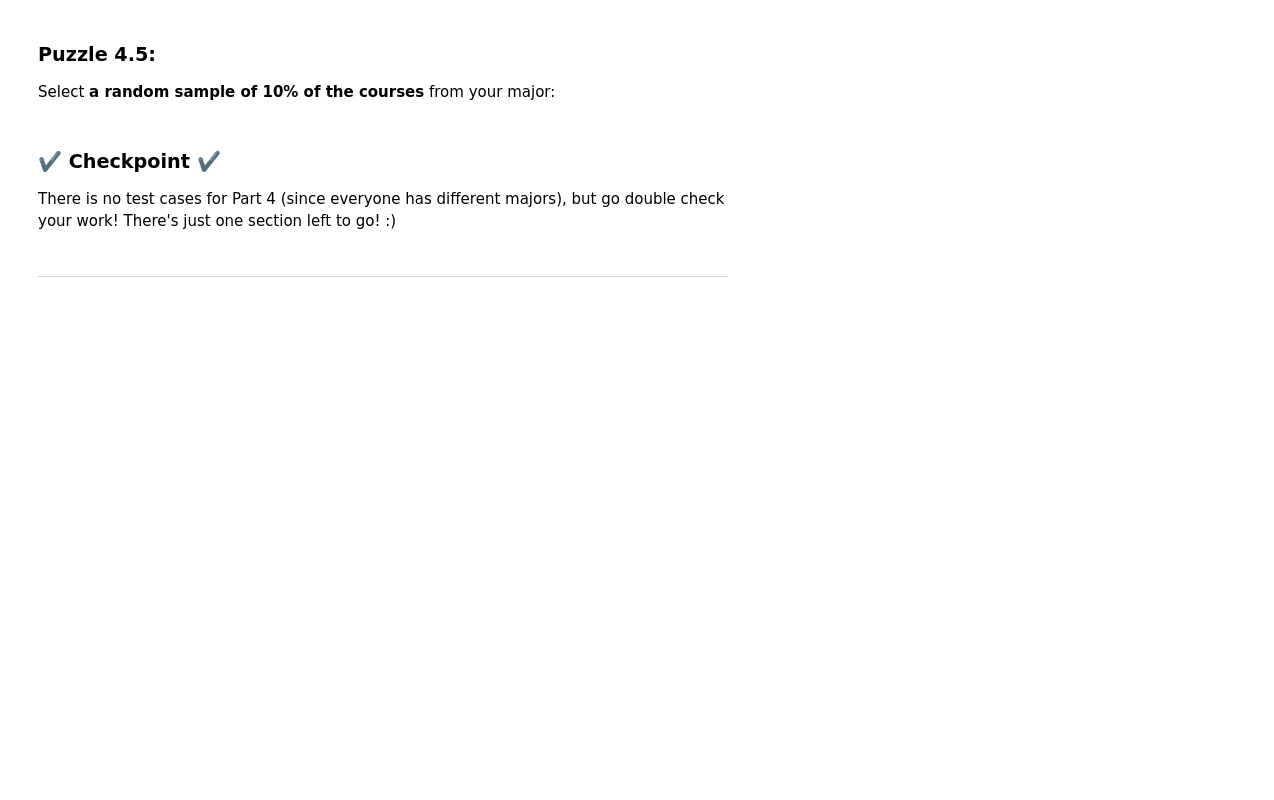
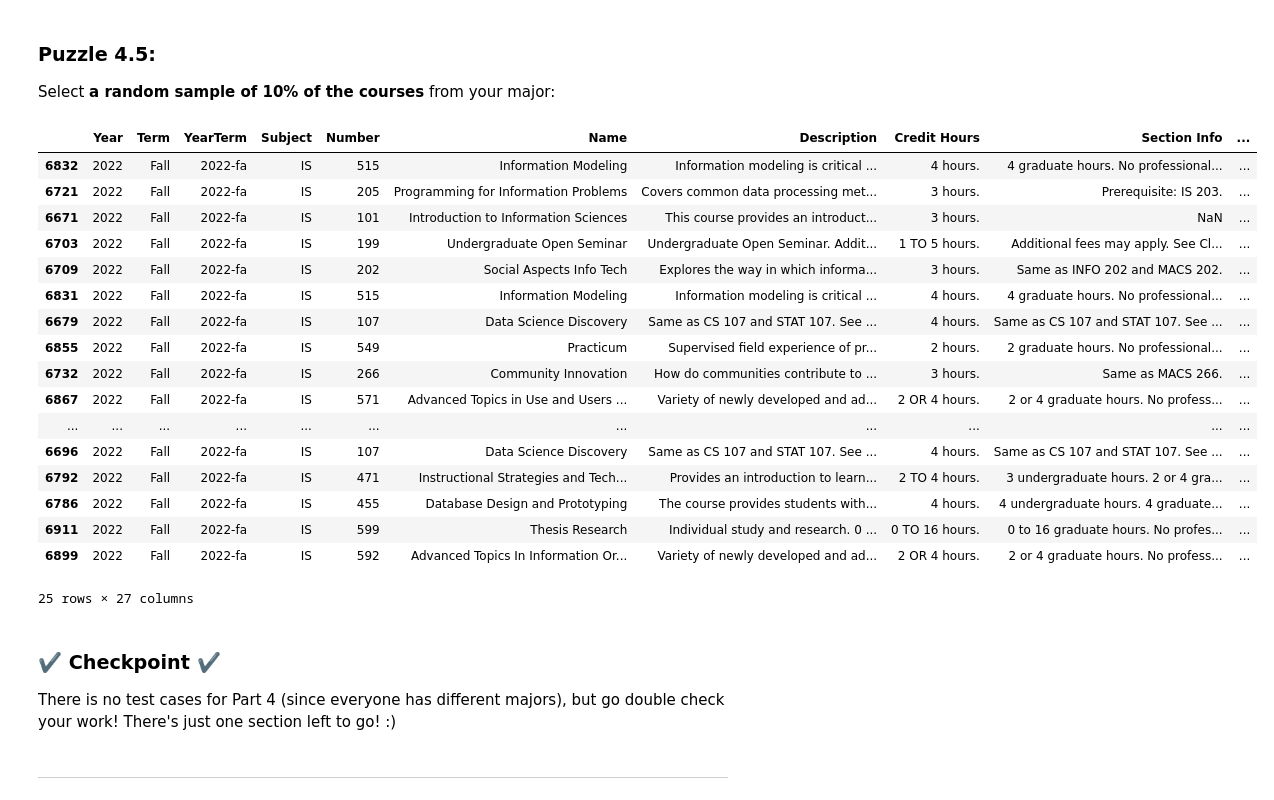
Before and after one commit to kevcer7/stat107-illinois-, a Jupyter notebook: lab_pandas/lab_pandas.ipynb, the cells around one changed output. Cells and saved outputs as stored; diff of their text form; code cells hidden in the pictures; blank space fills up the shorter version.

````diff
--- a/lab_pandas/lab_pandas.ipynb
+++ b/lab_pandas/lab_pandas.ipynb
@@ -160,5 +161,6 @@ https://waf.cs.illinois.edu/discovery/course-catalog.csv
 ```
 # %%
 # Load the course catalog dataset into a variable named `df`:
+df = pd.read_csv("https://waf.cs.illinois.edu/discovery/course-catalog.csv")
 # %%
 # Print out the contents of `df`:
@@ -258,5 +318,5 @@ In this part, you will be exploring **your major** using the Course Catalog data
 
 Select only the rows that have a `Subject` of your current/intended major.  Assign this to the variable name `mydf` instead of `df`:
 # %%
-mydf = ...
+mydf = df[df.Subject == "IS"]
 mydf
@@ -287,3 +389,24 @@ Select **a random sample of 10% of the courses** from your major:
+# %%
+mydf.sample(frac = 0.1)
+# %% [output]
+|  | Year | Term | YearTerm | Subject | Number | Name | Description | Credit Hours | Section Info | ... |
+| 6832 | 2022 | Fall | 2022-fa | IS | 515 | Information Modeling | Information modeling is critical ... | 4 hours. | 4 graduate hours. No professional... | ... |
+| 6721 | 2022 | Fall | 2022-fa | IS | 205 | Programming for Information Problems | Covers common data processing met... | 3 hours. | Prerequisite: IS 203. | ... |
+| 6671 | 2022 | Fall | 2022-fa | IS | 101 | Introduction to Information Sciences | This course provides an introduct... | 3 hours. | NaN | ... |
+| 6703 | 2022 | Fall | 2022-fa | IS | 199 | Undergraduate Open Seminar | Undergraduate Open Seminar. Addit... | 1 TO 5 hours. | Additional fees may apply. See Cl... | ... |
+| 6709 | 2022 | Fall | 2022-fa | IS | 202 | Social Aspects Info Tech | Explores the way in which informa... | 3 hours. | Same as INFO 202 and MACS 202. | ... |
+| 6831 | 2022 | Fall | 2022-fa | IS | 515 | Information Modeling | Information modeling is critical ... | 4 hours. | 4 graduate hours. No professional... | ... |
+| 6679 | 2022 | Fall | 2022-fa | IS | 107 | Data Science Discovery | Same as CS 107 and STAT 107. See ... | 4 hours. | Same as CS 107 and STAT 107. See ... | ... |
+| 6855 | 2022 | Fall | 2022-fa | IS | 549 | Practicum | Supervised field experience of pr... | 2 hours. | 2 graduate hours. No professional... | ... |
+| 6732 | 2022 | Fall | 2022-fa | IS | 266 | Community Innovation | How do communities contribute to ... | 3 hours. | Same as MACS 266. | ... |
+| 6867 | 2022 | Fall | 2022-fa | IS | 571 | Advanced Topics in Use and Users ... | Variety of newly developed and ad... | 2 OR 4 hours. | 2 or 4 graduate hours. No profess... | ... |
+| ... | ... | ... | ... | ... | ... | ... | ... | ... | ... | ... |
+| 6696 | 2022 | Fall | 2022-fa | IS | 107 | Data Science Discovery | Same as CS 107 and STAT 107. See ... | 4 hours. | Same as CS 107 and STAT 107. See ... | ... |
+| 6792 | 2022 | Fall | 2022-fa | IS | 471 | Instructional Strategies and Tech... | Provides an introduction to learn... | 2 TO 4 hours. | 3 undergraduate hours. 2 or 4 gra... | ... |
+| 6786 | 2022 | Fall | 2022-fa | IS | 455 | Database Design and Prototyping | The course provides students with... | 4 hours. | 4 undergraduate hours. 4 graduate... | ... |
+| 6911 | 2022 | Fall | 2022-fa | IS | 599 | Thesis Research | Individual study and research. 0 ... | 0 TO 16 hours. | 0 to 16 graduate hours. No profes... | ... |
+| 6899 | 2022 | Fall | 2022-fa | IS | 592 | Advanced Topics In Information Or... | Variety of newly developed and ad... | 2 OR 4 hours. | 2 or 4 graduate hours. No profess... | ... |
+25 rows × 27 columns
 # %% [markdown]
 ### ✔️ Checkpoint ✔️
 
````
Also changed, not shown: parts of 36 cells of this notebook.
